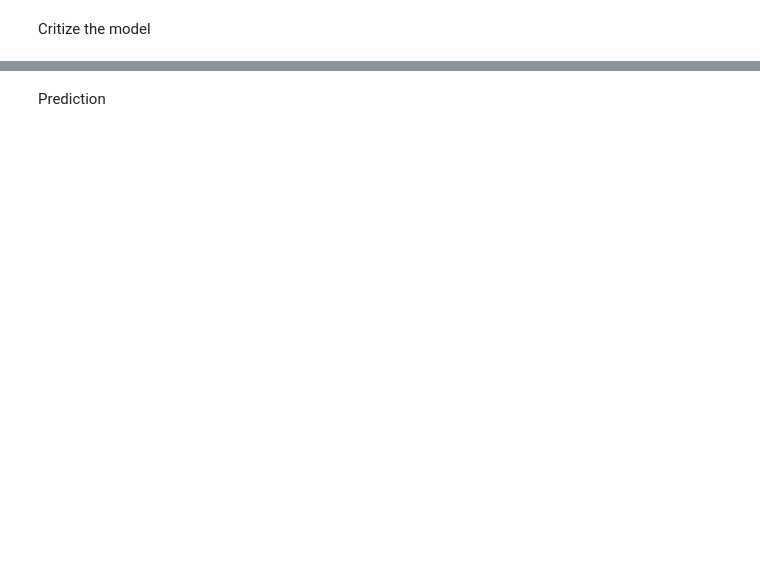
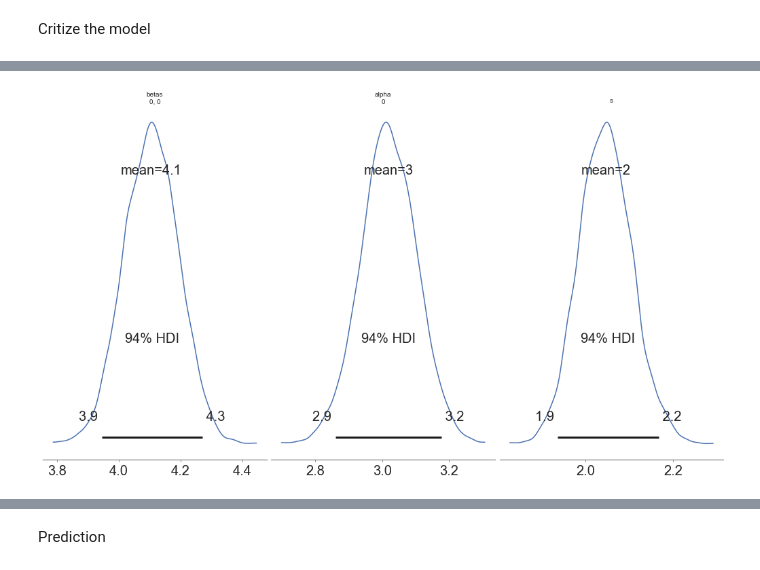
Before and after one commit to ElectronicsArchiver/tewa1_cogpsy_python, a Jupyter notebook: final_project_dataset_2.ipynb, the cells around one changed output, grey strips where cells are left out. Cells and saved outputs as stored; diff of their text form; code cells hidden in the pictures; blank space fills up the shorter version.

```diff
--- a/final_project_dataset_2.ipynb
+++ b/final_project_dataset_2.ipynb
@@ -423,6 +432,8 @@ pm.summary(model.trace, varnames=["betas", "alpha", "s"])
 # %%
-pm.plot_posterior(model.trace, varnames=["betas", "alpha", "s"],
+pm.plot_posterior(model.trace, var_names=["betas", "alpha", "s"],
                  figsize = [14, 8]);
+# %% [output]
+[figure, added]
 # %%
 # collect the results into a pandas dataframe to display
 # "mp" stands for marginal posterior
```
Also changed, not shown: parts of 9 cells of this notebook.
